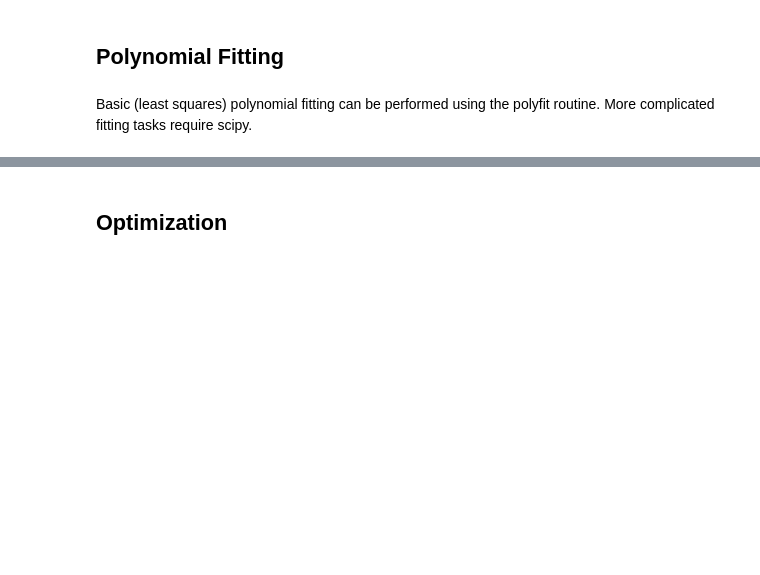
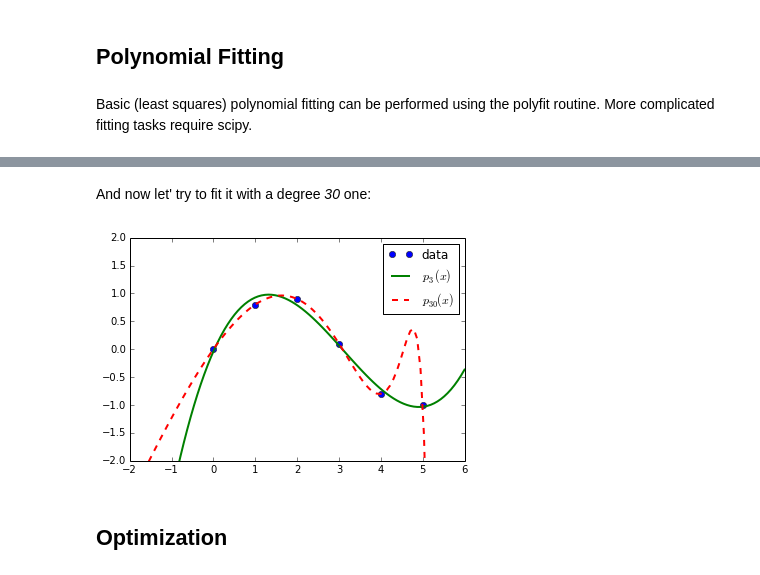
Before and after one commit to profjsb/python-seminar, a Jupyter notebook: DataFiles_and_Notebooks/03_Numpy_Scipy_Stats/ScipyIntro.ipynb, the cells around one changed output, grey strips where cells are left out. Drawn from its saved outputs; the diff is of its cells as text; code cells hidden in the pictures; blank space fills up the shorter version.

```diff
--- a/DataFiles_and_Notebooks/03_Numpy_Scipy_Stats/ScipyIntro.ipynb
+++ b/DataFiles_and_Notebooks/03_Numpy_Scipy_Stats/ScipyIntro.ipynb
@@ -191,3 +203,13 @@ plt.ylim(-2,2);
+# %% [markdown]
+And now let' try to fit it with a degree *30* one:
+# %%
+p30 = np.poly1d(np.polyfit(x, y, 30))
+xp = np.linspace(-2, 6, 100)
+ax.plot(xp, p30(xp), '--', lw=2, label='$p_{30}(x)$')
+ax.legend()
+f
+# %% [output]
+[figure, added]
 # %% [markdown]
 ## Optimization
 # %% [markdown]
```
Also changed, not shown: parts of 15 cells of this notebook, 3 other files.
